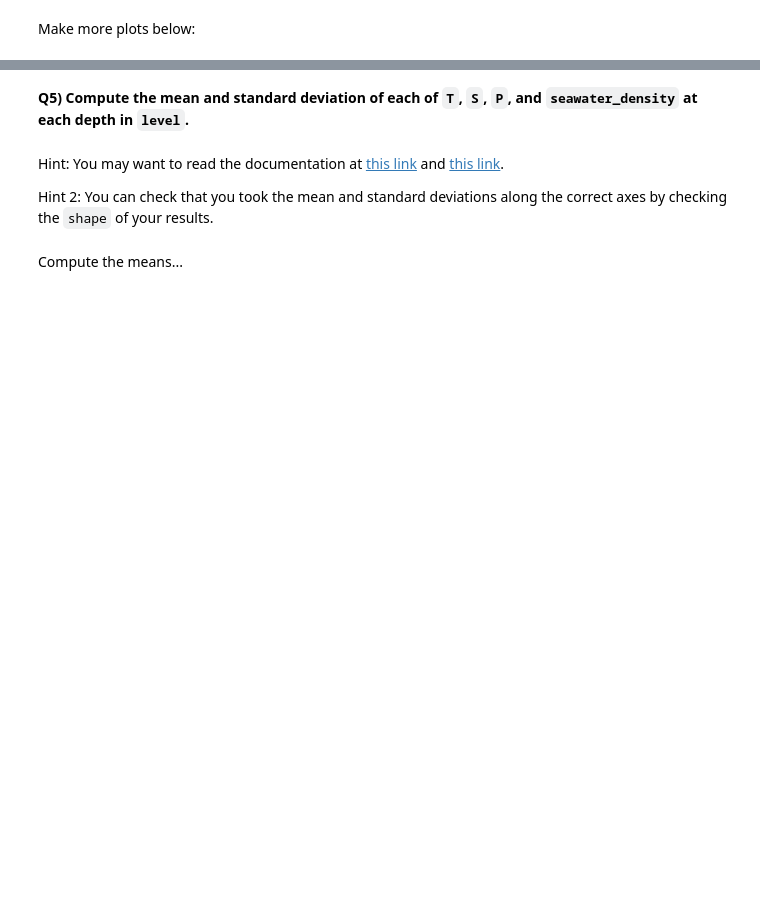
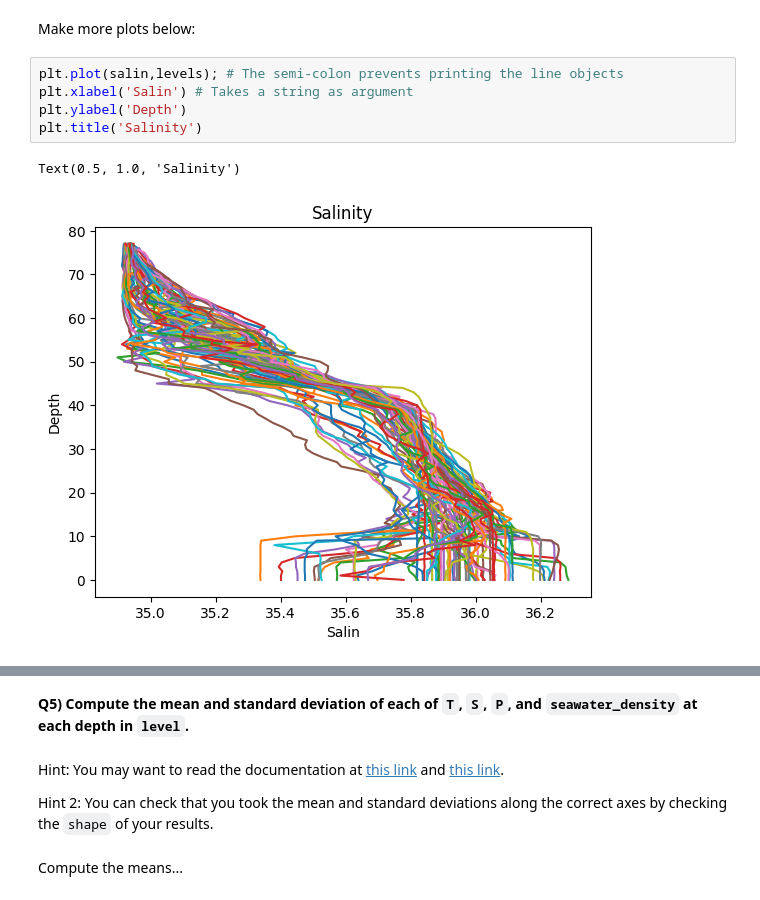
Before and after one commit to explaureart/2023_Intro_Python, a Jupyter notebook: W2_S1.ipynb, the cells around one changed output, grey strips where cells are left out. Drawn from its saved outputs; the diff is of its cells as text; blank space fills up the shorter version.

```diff
--- a/W2_S1.ipynb
+++ b/W2_S1.ipynb
@@ -212,2 +233,10 @@ plt.title(___)
 # %% [markdown]
 Make more plots below:
+# %%
+plt.plot(salin,levels); # The semi-colon prevents printing the line objects
+plt.xlabel('Salin') # Takes a string as argument
+plt.ylabel('Depth')
+plt.title('Salinity')
+# %% [output]
+Text(0.5, 1.0, 'Salinity')
+[figure, added]
```
Also changed, not shown: parts of 10 cells of this notebook.
